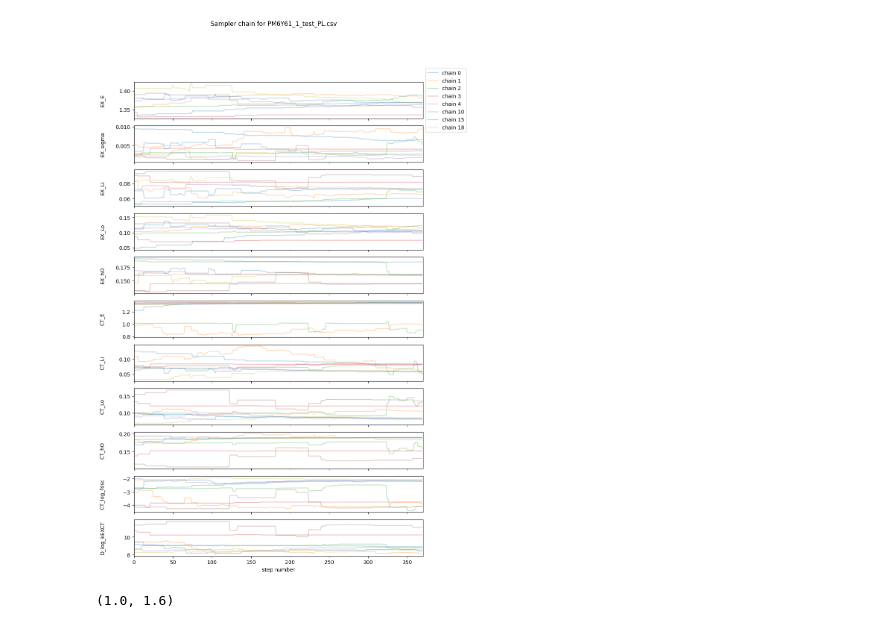
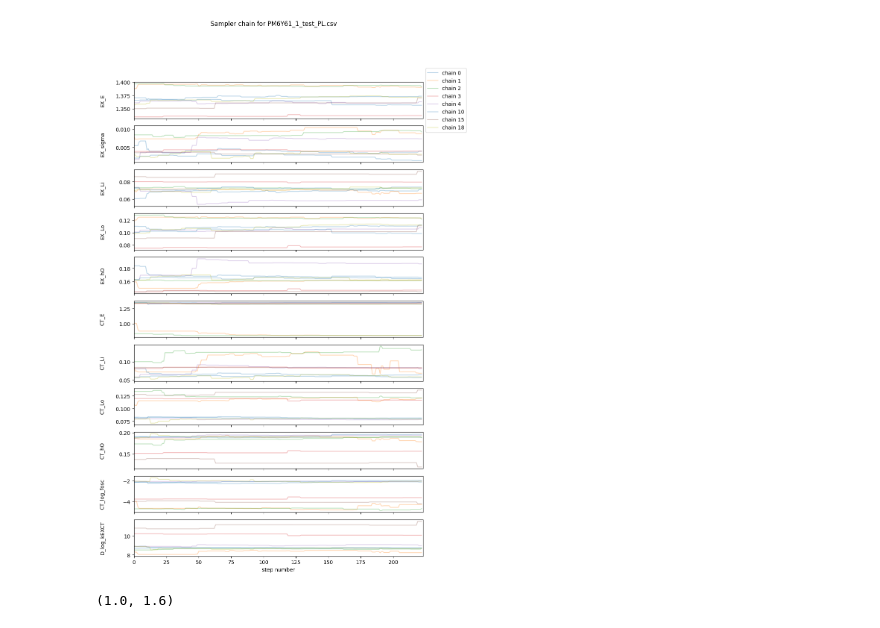
Before and after one commit to mohammedazzouzi15/pl_temp_fit, a Jupyter notebook: notebook/22_analyse_sampling_output_PLEL.ipynb, the cells around one changed output. Saved outputs shown, nothing was run; the diff lists cells and outputs as text; code cells hidden in the pictures.

```diff
--- a/notebook/22_analyse_sampling_output_PLEL.ipynb
+++ b/notebook/22_analyse_sampling_output_PLEL.ipynb
@@ -78,12 +78,12 @@ plot_utils.plot_chains(reader, model_config_save, discard=0)
 # %%
 plot_utils.plot_diff_chains(
     reader,
     model_config_save,
-    discard=50,
+    discard=500,
     chains_list=[0, 1, 2, 3, 4, 10, 15, 18],
 )
 # %% [output]
-[figure, old version]
+[figure, new version]
 # %%
 from pl_temp_fit import Exp_data_utils
 import matplotlib.pyplot as plt
```
Also changed, not shown: parts of 8 cells of this notebook, 7 other files.
